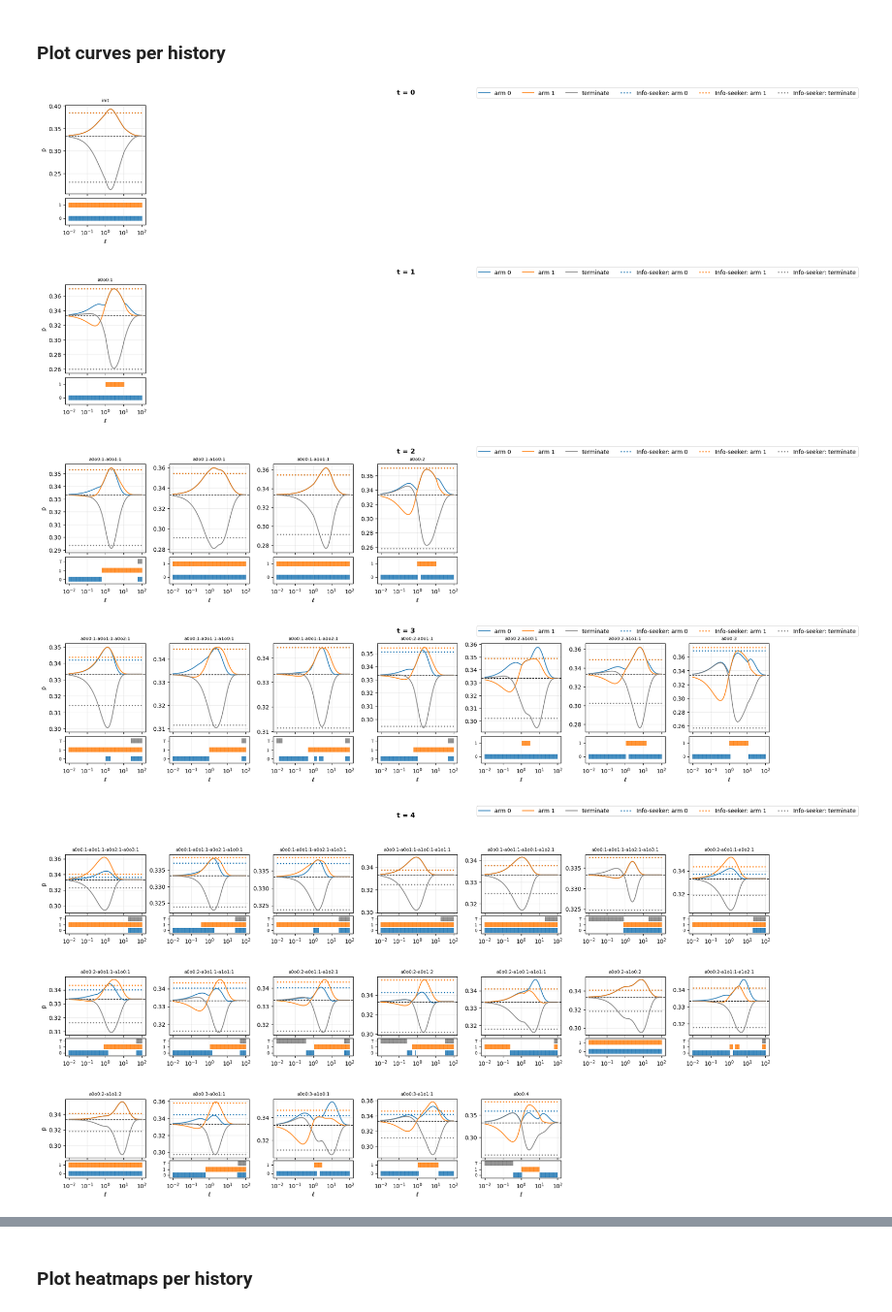
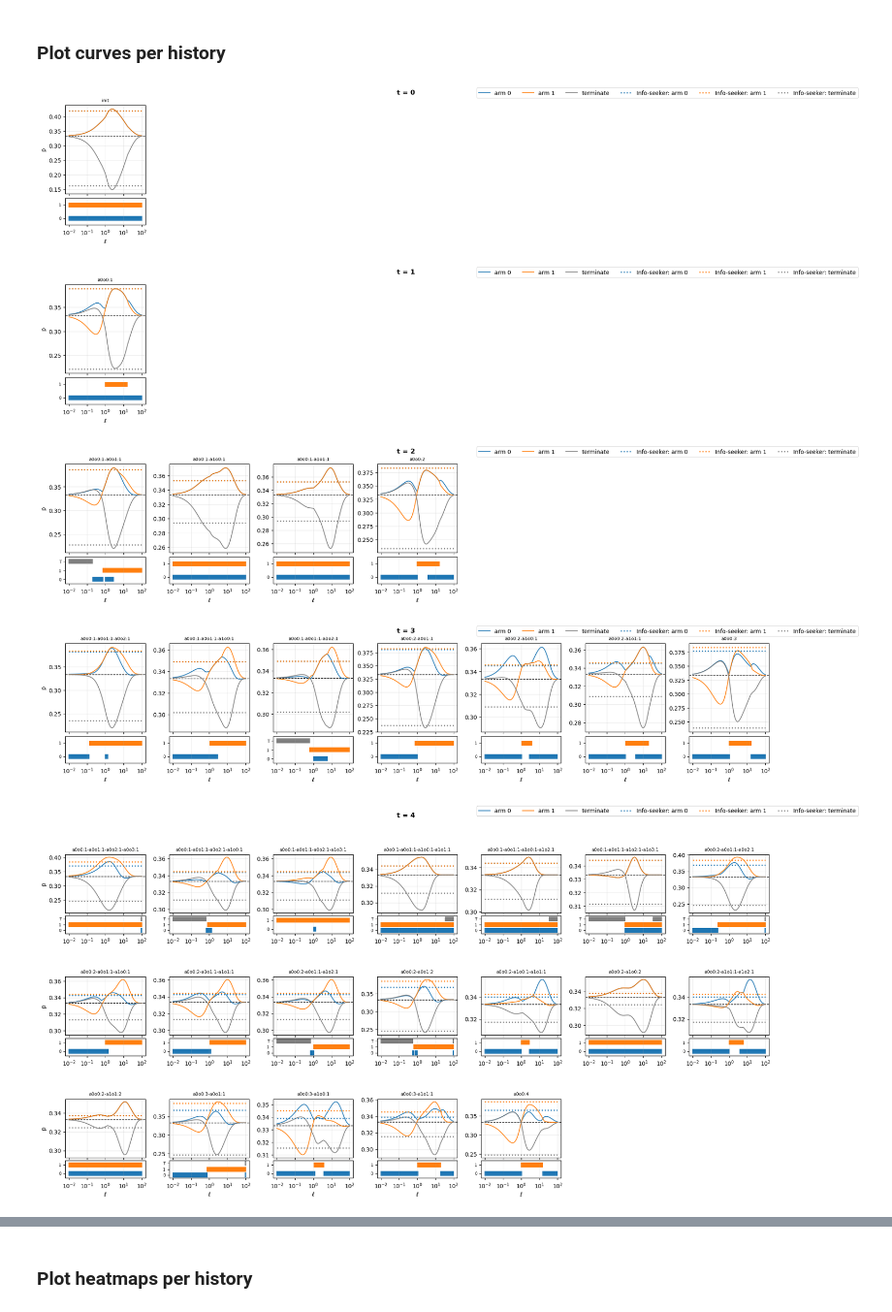
Before and after one commit to tgham/empBAMDP, a Jupyter notebook: empBAMDP.ipynb, the cells around one changed output, grey strips where cells are left out. Shown at 97% size. Saved outputs shown, nothing was run; the diff lists cells and outputs as text; code cells hidden in the pictures.

```diff
--- a/empBAMDP.ipynb
+++ b/empBAMDP.ipynb
@@ -453,25 +459,26 @@ best 5 emps for alpha=0.1
 # %%
 ## plots
 alpha_to_plot = 0.1
-alpha_to_plot = 'unknown'
 horizon_to_plot = n_trials
-figs = plot_curves(df_curves.loc[(df_curves['alpha'] == alpha_to_plot) & (df_curves['horizon'] == horizon_to_plot)], n_arms=n_arms, y='p',
+figs = plot_curves(df_curves.loc[(df_curves['alpha'] == alpha_to_plot)
+                                #  & (df_curves['horizon'] == horizon_to_plot)
+                                 ], n_arms=n_arms, y='p',
             eps_tie=1e-6,
             termination_arm=termination_arm,
             info_seeker=True,
         #    df_tip=df_tip
         ncols = 7
         )
 
 # ## save figs
 # fig_dir = f'useful_saves/ell_curves/{n_trials}trials_{n_arms}arms_{n_outcomes}outcomes'
 # if not os.path.exists(fig_dir):
 #     os.makedirs(fig_dir)
 # for t, (fig, _) in figs.items():
 #     fig.savefig(f'{fig_dir}/t{t}.png', dpi=300)
 # %% [output]
-[figure, old version]
+[figure, new version]
-[figure, old version]
+[figure, new version]
-[figure, old version]
+[figure, new version]
-[figure, old version]
+[figure, new version]
-[figure, old version]
+[figure, new version]
```
Also changed, not shown: parts of 5 cells of this notebook, 1 other file.
